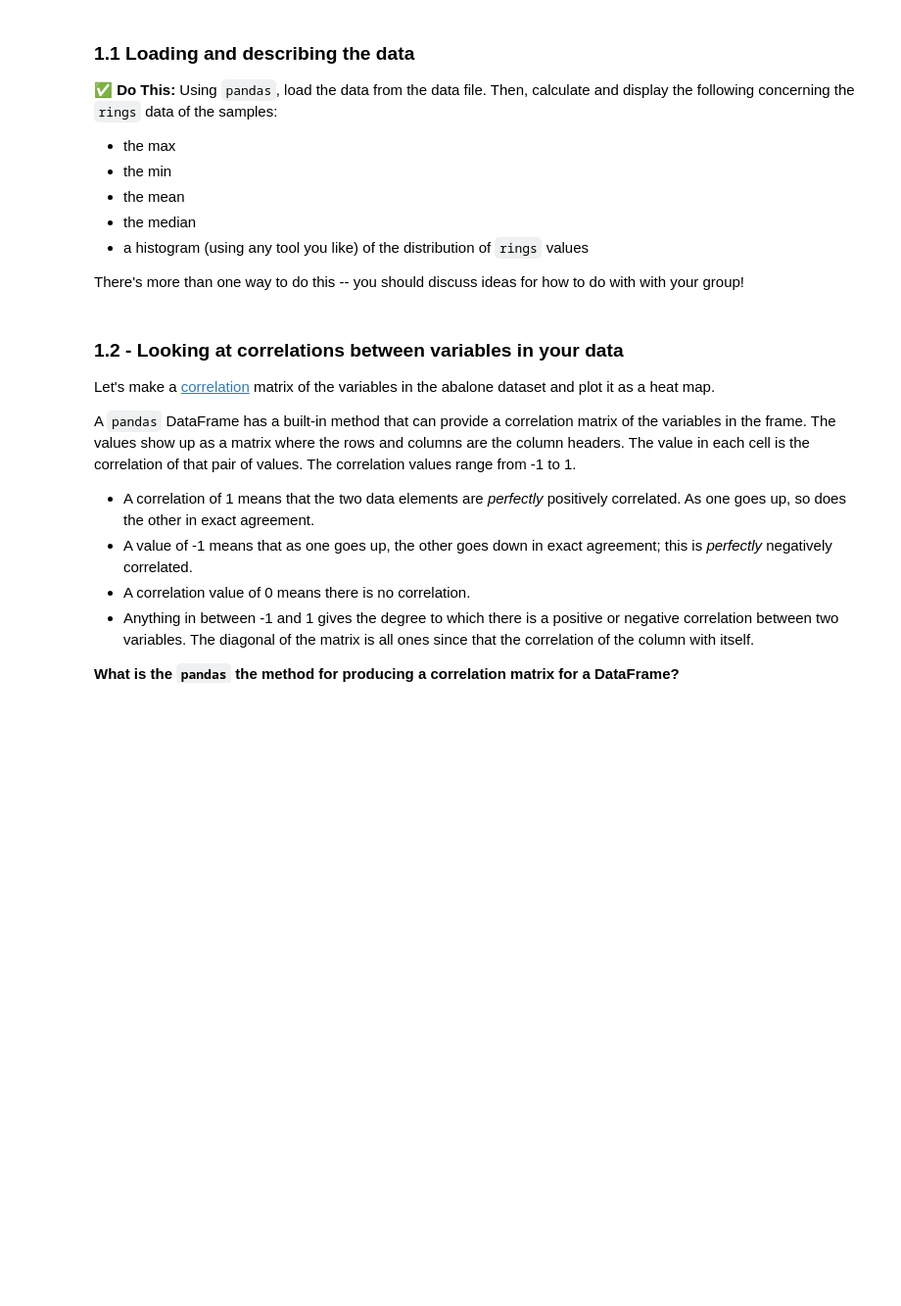
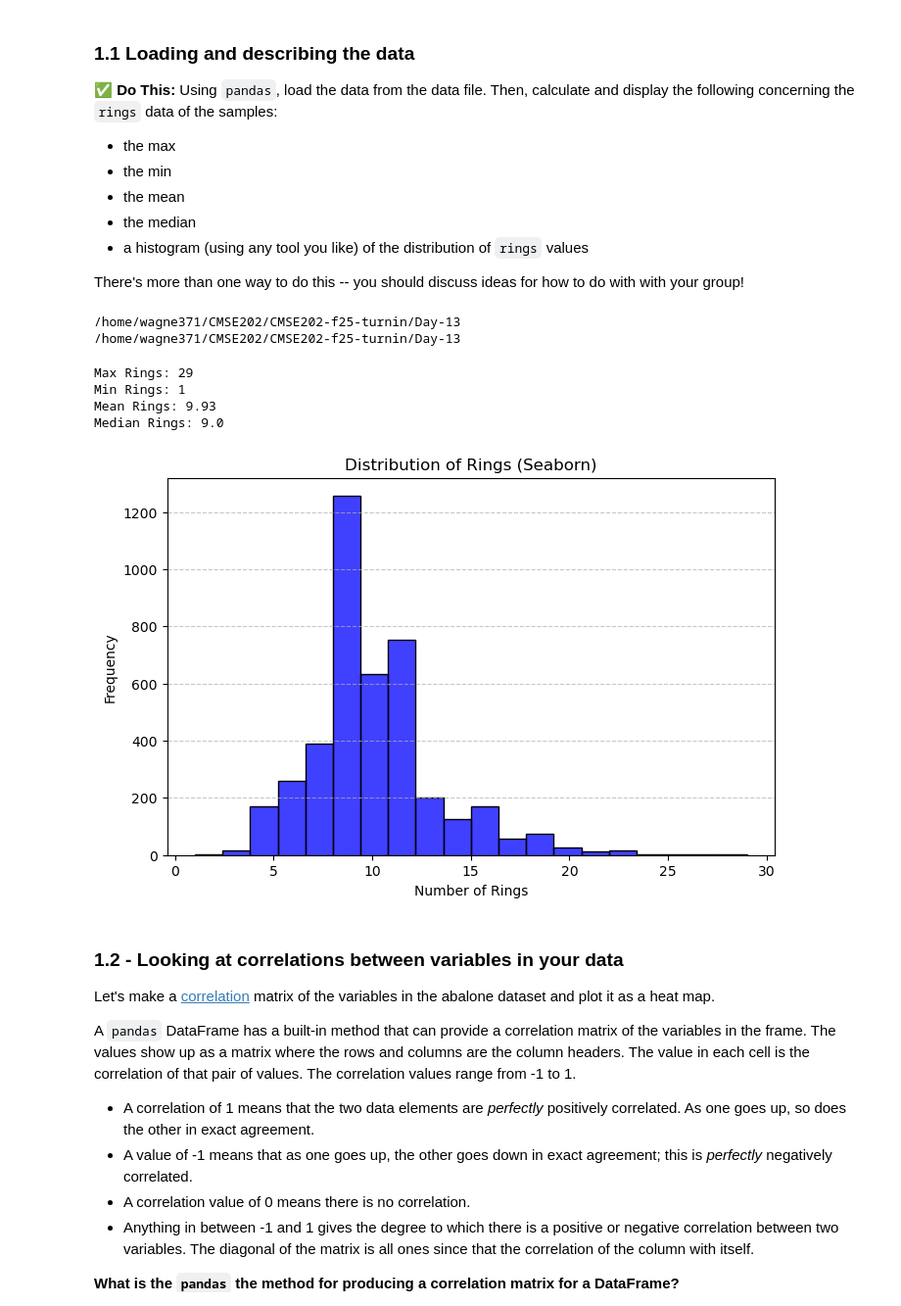
Before and after one commit to Justinwagner371/CMSE202-f25-turnin, a Jupyter notebook: Day-13/Day-13_In-Class-Regression-STUDENT.ipynb, the cells around one changed output. Shown: that part at 98% size. Cells and saved outputs as stored; diff of their text form; code cells hidden in the pictures; blank space fills up the shorter version.

```diff
--- a/Day-13/Day-13_In-Class-Regression-STUDENT.ipynb
+++ b/Day-13/Day-13_In-Class-Regression-STUDENT.ipynb
@@ -68,14 +68,47 @@ Note a couple of things:
 * a histogram (using any tool you like) of the distribution of `rings` values
 
 There's more than one way to do this -- you should discuss ideas for how to do with with your group!
-# %%
-# put your code here
-import matplotlib.pyplot as plt
-import pandas as pd
-import seaborn as sns
-import numpy as np
-
-sns.set_context("notebook")
+# %%
+import os
+print(os.getcwd())
+os.chdir(os.path.expanduser("~/CMSE202/CMSE202-f25-turnin/Day-13"))
+print(os.getcwd())
+# %% [output]
+/home/wagne371/CMSE202/CMSE202-f25-turnin/Day-13
+/home/wagne371/CMSE202/CMSE202-f25-turnin/Day-13
+# %%
+# put your code here
+import matplotlib.pyplot as plt
+import pandas as pd
+import seaborn as sns
+import numpy as np
+
+cols = ["Sex", "Length", "Diameter", "Height", "WholeWeight", "ShuckedWeight","Viscera_weight","Shell_weight","Rings"]
+abalone = pd.read_csv("Dataset.data", delimiter = ' ', names=cols)
+
+max_rings = abalone["Rings"].max()
+min_rings = abalone["Rings"].min()
+mean_rings = abalone["Rings"].mean()
+median_rings = abalone["Rings"].median()
+
+print(f"Max Rings: {max_rings}")
+print(f"Min Rings: {min_rings}")
+print(f"Mean Rings: {mean_rings:.2f}")
+print(f"Median Rings: {median_rings}")
+
+plt.figure(figsize=(8, 5))
+sns.histplot(abalone["Rings"], bins=20, color="blue")
+plt.xlabel("Number of Rings")
+plt.ylabel("Frequency")
+plt.title("Distribution of Rings (Seaborn)")
+plt.grid(axis="y", linestyle="--", alpha=0.7)
+plt.show()
+# %% [output]
+Max Rings: 29
+Min Rings: 1
+Mean Rings: 9.93
+Median Rings: 9.0
+[figure, added]
 # %% [markdown]
 ### 1.2 - Looking at correlations between variables in your data
 
```
Also changed, not shown: parts of 34 cells of this notebook, 16 other files.
